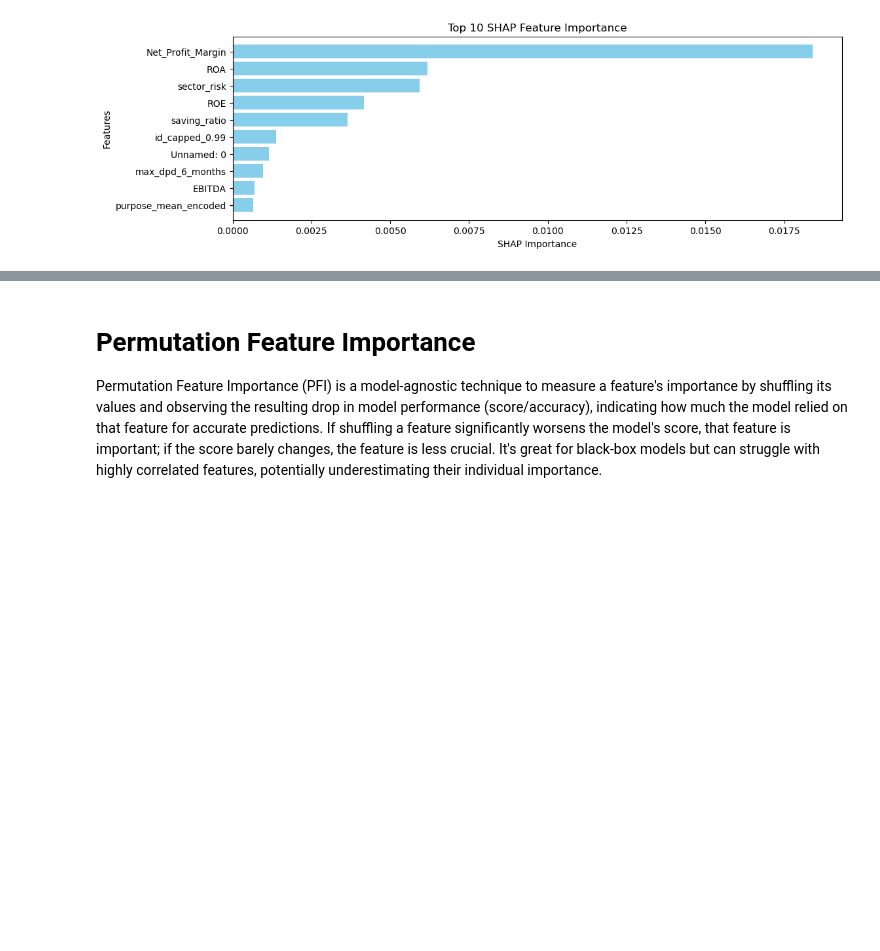
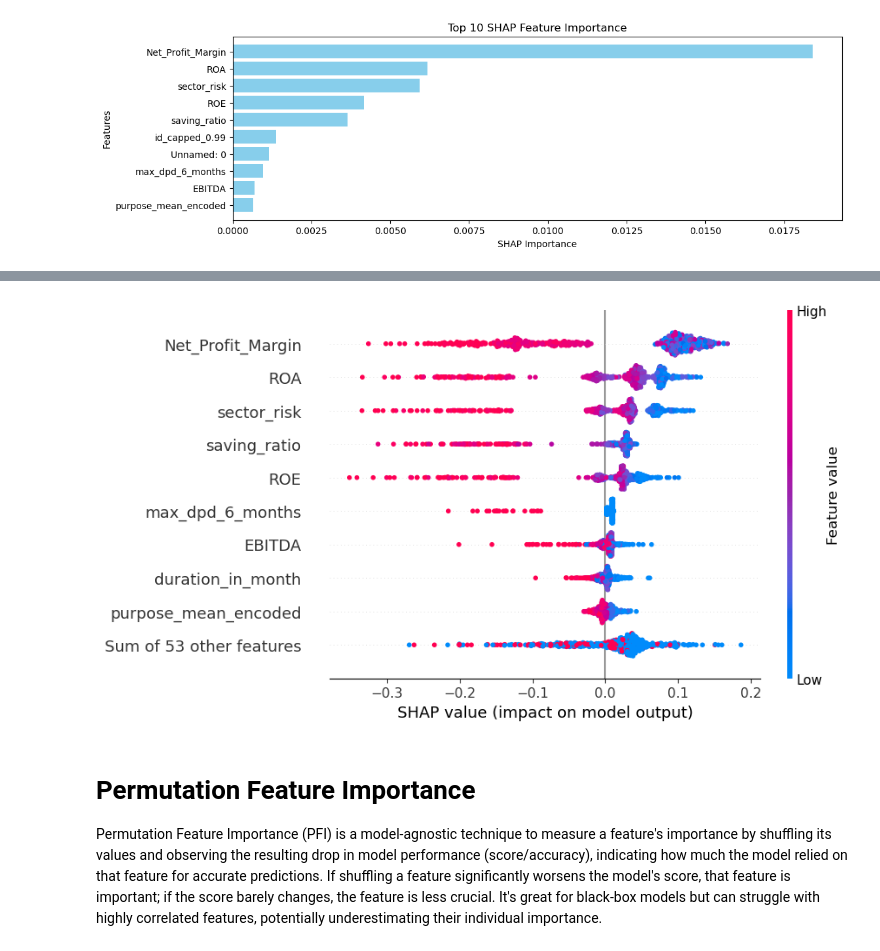
Before and after one commit to siddharthajha26/Credit_Risk_Scoring_MSME_Project, a Jupyter notebook: Python_Code/Part2_DataSplit_Feature_Eng.ipynb, the cells around one changed output, grey strips where cells are left out. Cells and saved outputs as stored; diff of their text form; code cells hidden in the pictures; blank space fills up the shorter version.

```diff
--- a/Python_Code/Part2_DataSplit_Feature_Eng.ipynb
+++ b/Python_Code/Part2_DataSplit_Feature_Eng.ipynb
@@ -1115,3 +1213,11 @@ plt.show()
+# %%
+model=rfc.fit(X,y)
+explainer=shap.Explainer(model,X)
+shap_values=explainer(X)
+shap_values_single_dim = shap_values[:, :, 0] # The beeswarm plot does not support plotting explanations with instances that have more than one dimension
+shap.plots.beeswarm(shap_values_single_dim)
+# %% [output]
+[figure, added]
 # %% [markdown]
 # Permutation Feature Importance
 Permutation Feature Importance (PFI) is a model-agnostic technique to measure a feature's importance by shuffling its values and observing the resulting drop in model performance (score/accuracy), indicating how much the model relied on that feature for accurate predictions. If shuffling a feature significantly worsens the model's score, that feature is important; if the score barely changes, the feature is less crucial. It's great for black-box models but can struggle with highly correlated features, potentially underestimating their individual importance.
```
Also changed, not shown: parts of 31 cells of this notebook, 2 other files.
